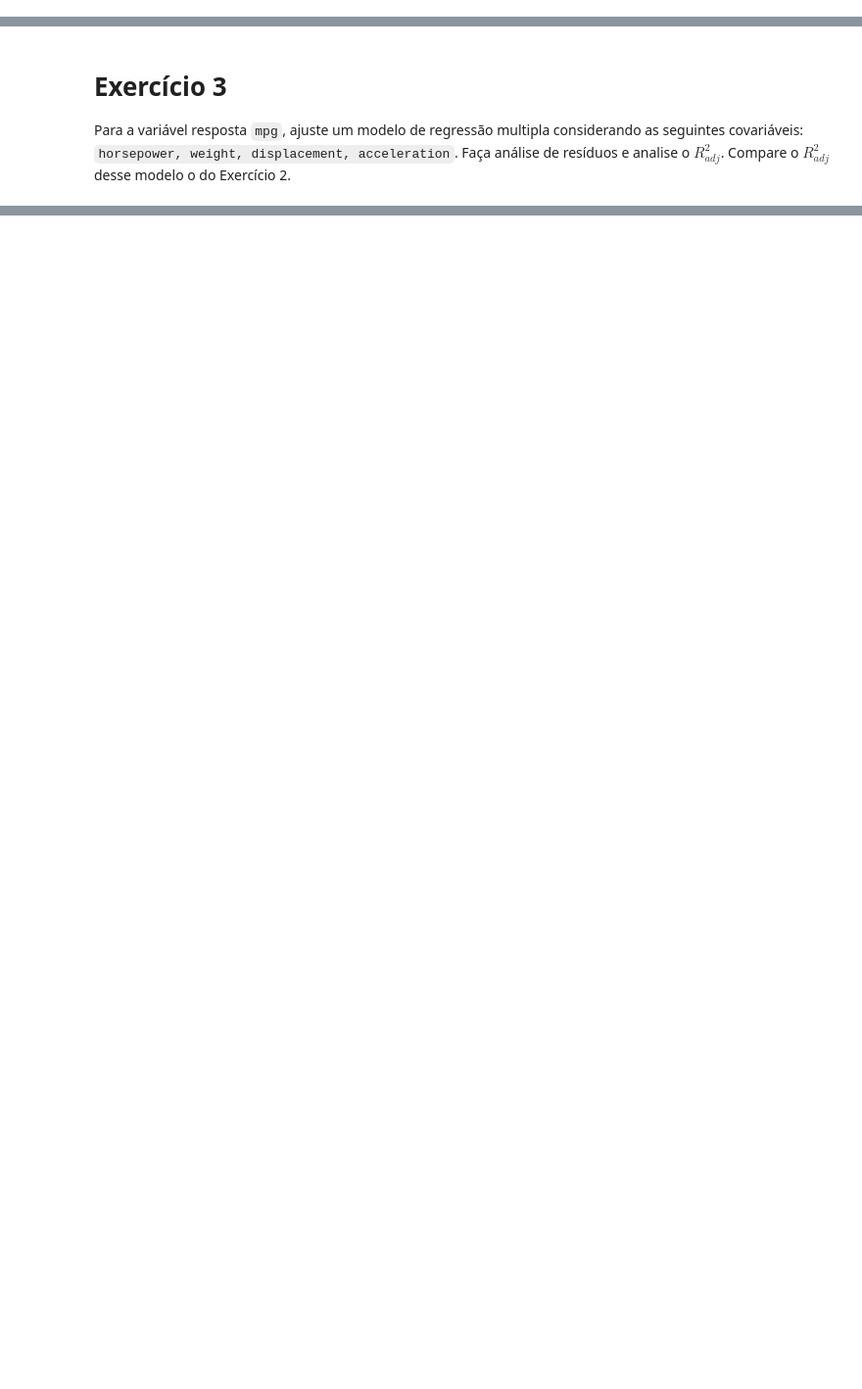
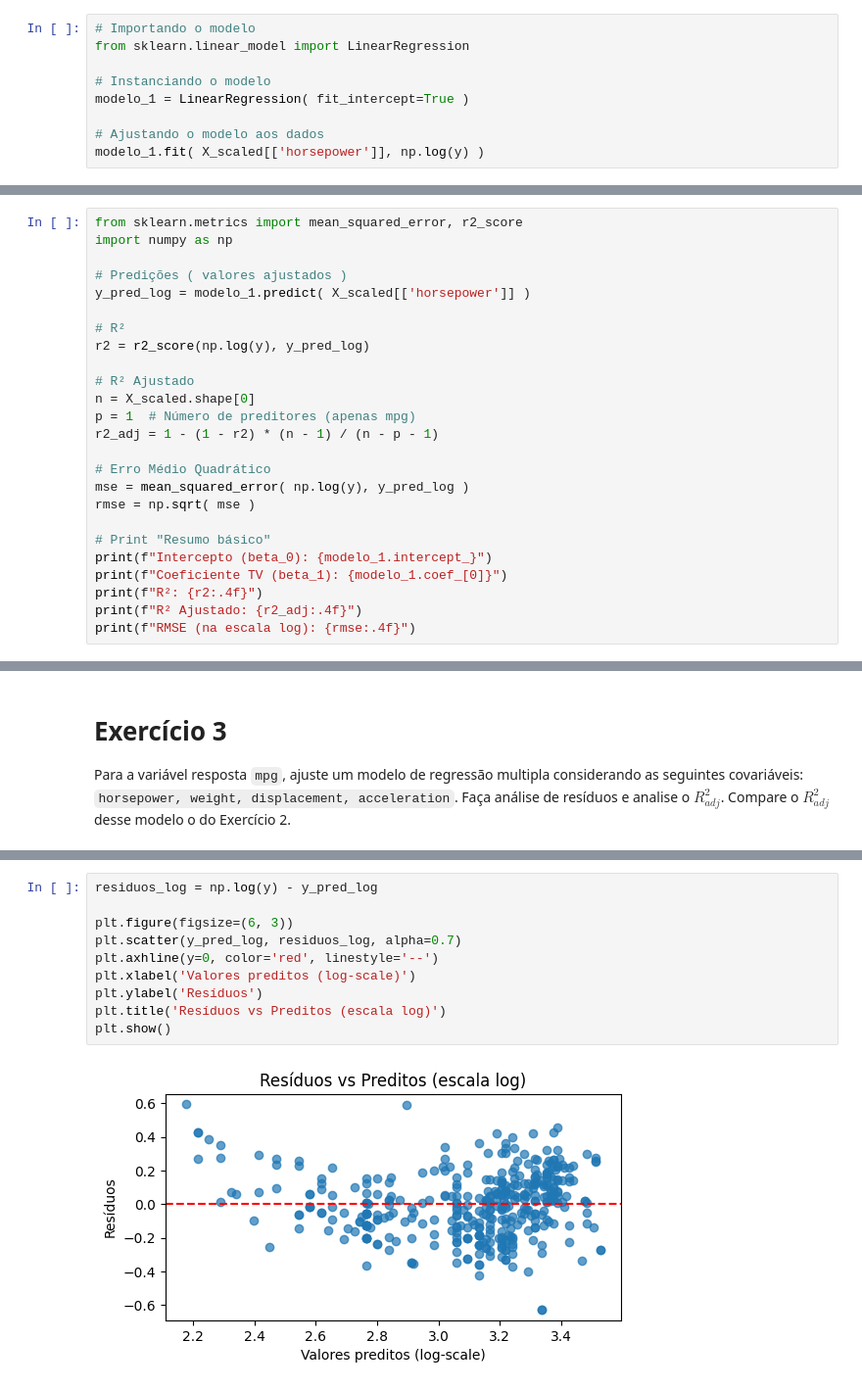
Before and after one commit to py222015328/CEE2, a Jupyter notebook: 25_regressao.ipynb, the cells around one changed output, grey strips where cells are left out. Shown at 98% size. Saved outputs shown, nothing was run; the diff lists cells and outputs as text; blank space fills up the shorter version.

```diff
--- a/25_regressao.ipynb
+++ b/25_regressao.ipynb
@@ -836,3 +826,12 @@ Covariance Type:            nonrobust
 
 Notes:
 [1] Standard Errors assume that the covariance matrix of the errors is correctly specified.
+# %%
+# Importando o modelo
+from sklearn.linear_model import LinearRegression
+
+# Instanciando o modelo
+modelo_1 = LinearRegression( fit_intercept=True )
+
+# Ajustando o modelo aos dados
+modelo_1.fit( X_scaled[['horsepower']], np.log(y) )
@@ -838,0 +840,25 @@ Notes:
+# %%
+from sklearn.metrics import mean_squared_error, r2_score
+import numpy as np
+
+# Predições ( valores ajustados )
+y_pred_log = modelo_1.predict( X_scaled[['horsepower']] )
+
+# R²
+r2 = r2_score(np.log(y), y_pred_log)
+
+# R² Ajustado
+n = X_scaled.shape[0]
+p = 1  # Número de preditores (apenas mpg)
+r2_adj = 1 - (1 - r2) * (n - 1) / (n - p - 1)
+
+# Erro Médio Quadrático
+mse = mean_squared_error( np.log(y), y_pred_log )
+rmse = np.sqrt( mse )
+
+# Print "Resumo básico"
+print(f"Intercepto (beta_0): {modelo_1.intercept_}")
+print(f"Coeficiente TV (beta_1): {modelo_1.coef_[0]}")
+print(f"R²: {r2:.4f}")
+print(f"R² Ajustado: {r2_adj:.4f}")
+print(f"RMSE (na escala log): {rmse:.4f}")
@@ -842,0 +917,12 @@ Para a variável resposta `mpg`, ajuste um modelo de regressão multipla conside
+# %%
+residuos_log = np.log(y) - y_pred_log
+
+plt.figure(figsize=(6, 3))
+plt.scatter(y_pred_log, residuos_log, alpha=0.7)
+plt.axhline(y=0, color='red', linestyle='--')
+plt.xlabel('Valores preditos (log-scale)')
+plt.ylabel('Resíduos')
+plt.title('Resíduos vs Preditos (escala log)')
+plt.show()
+# %% [output]
+[figure, added]
```
Also changed, not shown: parts of 7 cells of this notebook.
